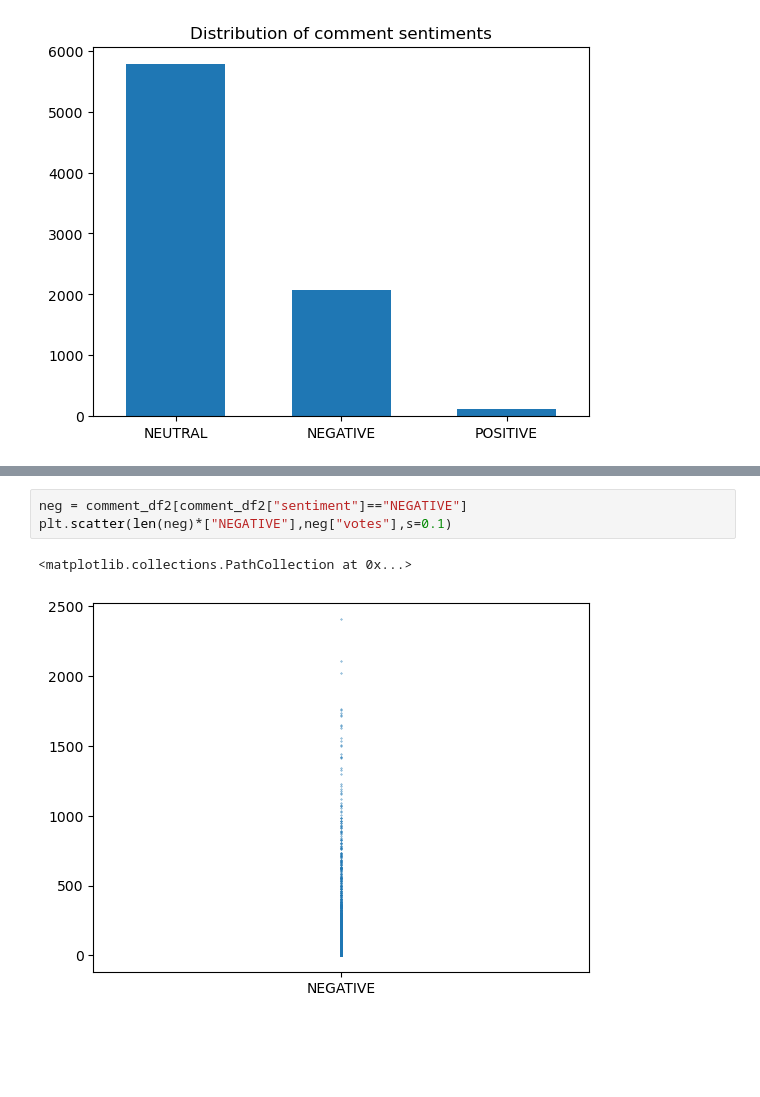
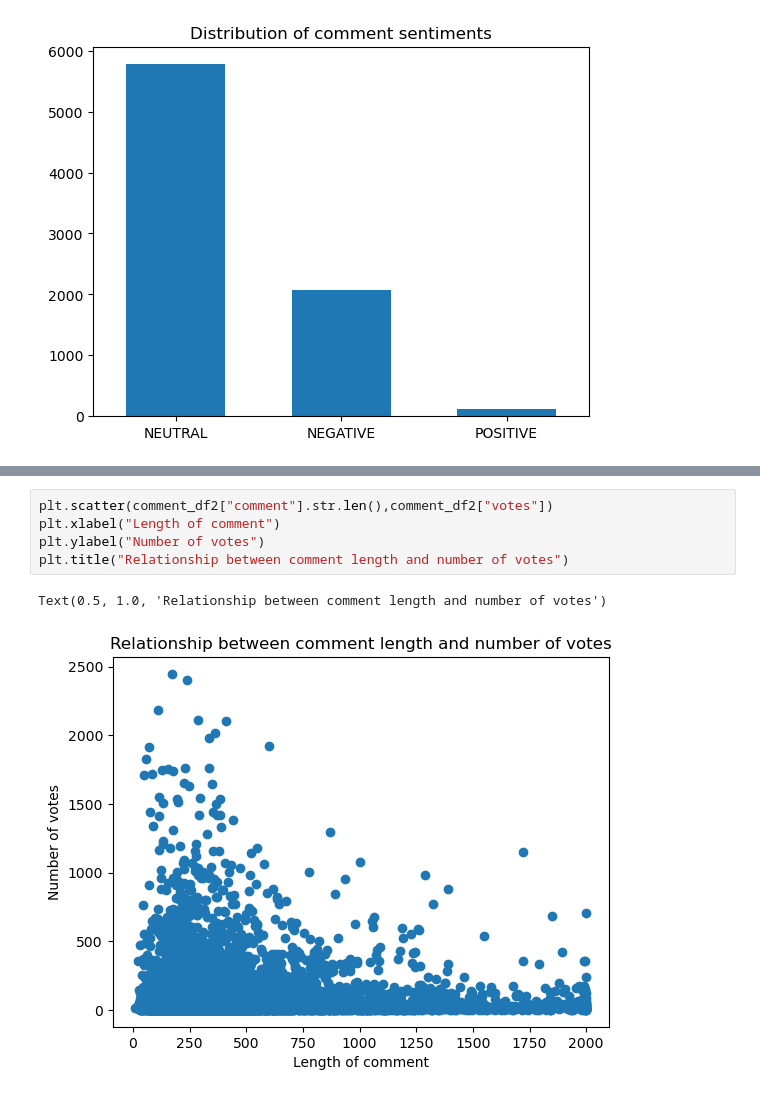
Before and after one commit to eevib/introDataMiniProject, a Jupyter notebook: data_analysis.ipynb, the cells around one changed output, grey strips where cells are left out. Saved outputs shown, nothing was run; the diff lists cells and outputs as text; blank space fills up the shorter version.

```diff
--- a/data_analysis.ipynb
+++ b/data_analysis.ipynb
@@ -282,6 +290,8 @@ comment_df2[["votes","sentiment"]].pivot(values=["votes"],columns=["sentiment"])
-# %%
-neg = comment_df2[comment_df2["sentiment"]=="NEGATIVE"]
-plt.scatter(len(neg)*["NEGATIVE"],neg["votes"],s=0.1)
-# %% [output]
-<matplotlib.collections.PathCollection at 0x...>
-[figure, removed]
+# %%
+plt.scatter(comment_df2["comment"].str.len(),comment_df2["votes"])
+plt.xlabel("Length of comment")
+plt.ylabel("Number of votes")
+plt.title("Relationship between comment length and number of votes")
+# %% [output]
+Text(0.5, 1.0, 'Relationship between comment length and number of votes')
+[figure, added]
```
Also changed, not shown: parts of 3 cells of this notebook, 1 other file.
